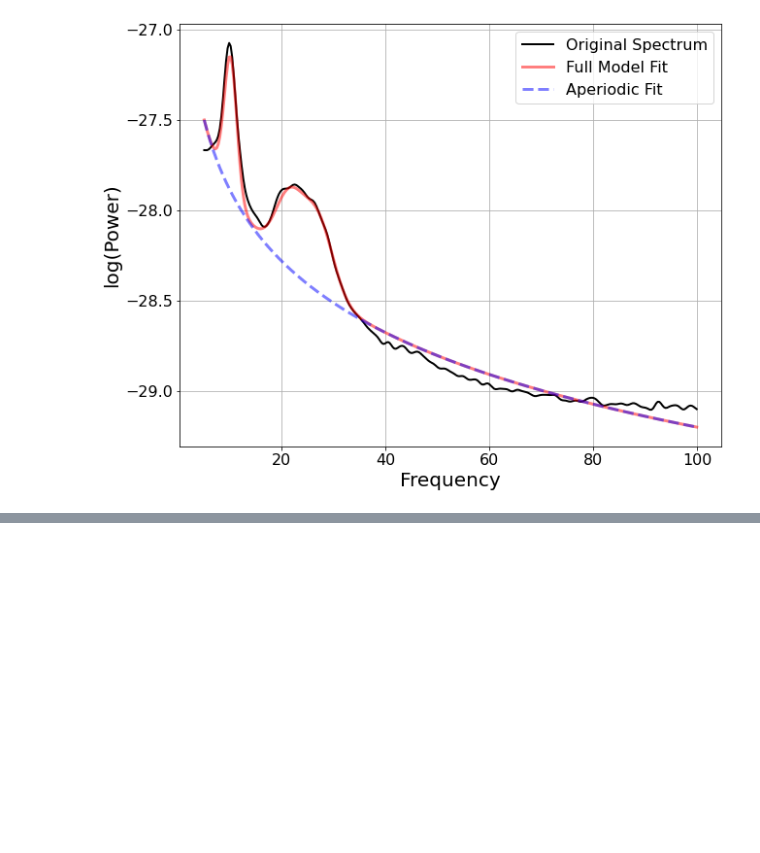
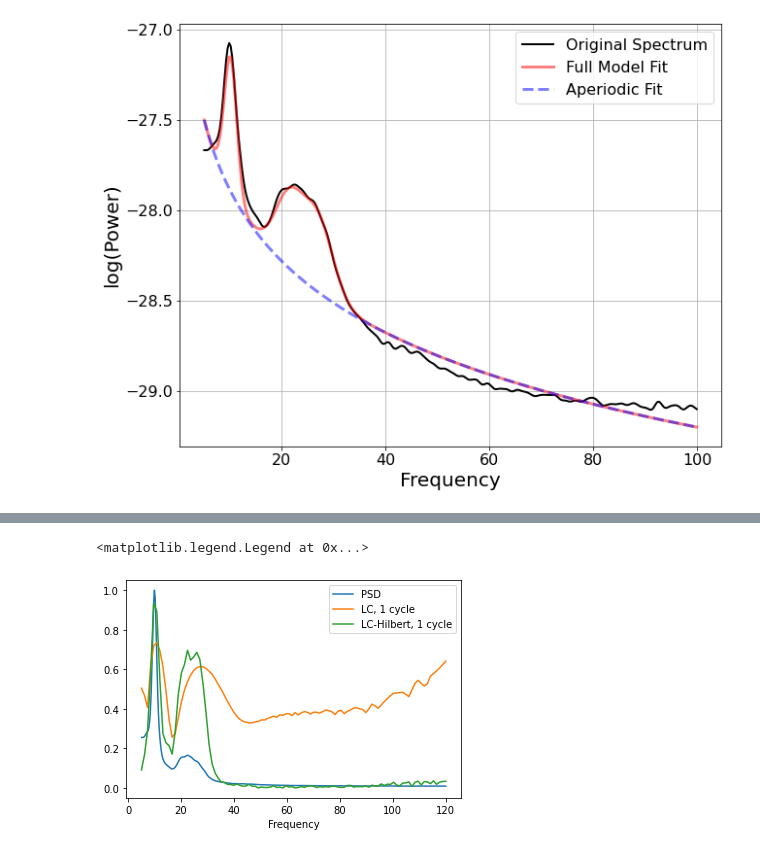
Before and after one commit to danclab/lagged_hilbert_coherence, a Jupyter notebook: python/meg_sensor_data.ipynb, the cells around one changed output, grey strips where cells are left out. Cells and saved outputs as stored; diff of their text form; code cells hidden in the pictures; blank space fills up the shorter version.

```diff
--- a/python/meg_sensor_data.ipynb
+++ b/python/meg_sensor_data.ipynb
@@ -76,0 +77,9 @@ plt.tight_layout()
+# %%
+plt.plot(f,psd/np.max(psd),label='PSD')
+plt.plot(freqs,np.nanmean(lc_classic[:,:,0],axis=0),label='LC, 1 cycle')
+plt.plot(freqs,np.nanmean(lc_hilbert[:,:,0],axis=0),label='LC-Hilbert, 1 cycle')
+plt.xlabel('Frequency')
+plt.legend()
+# %% [output]
+<matplotlib.legend.Legend at 0x...>
+[figure, added]
```
Also changed, not shown: parts of 24 cells of this notebook, 1 other file.
